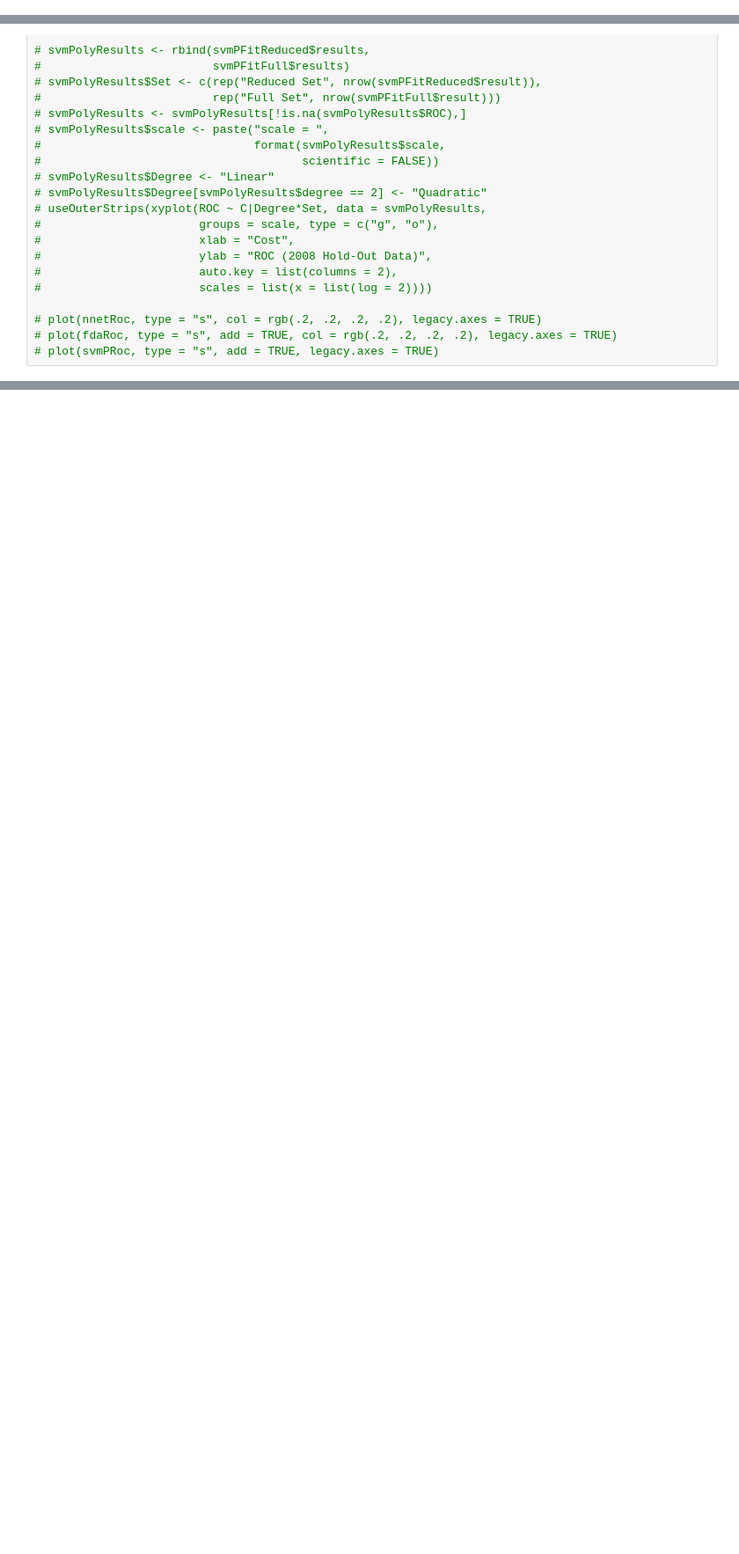
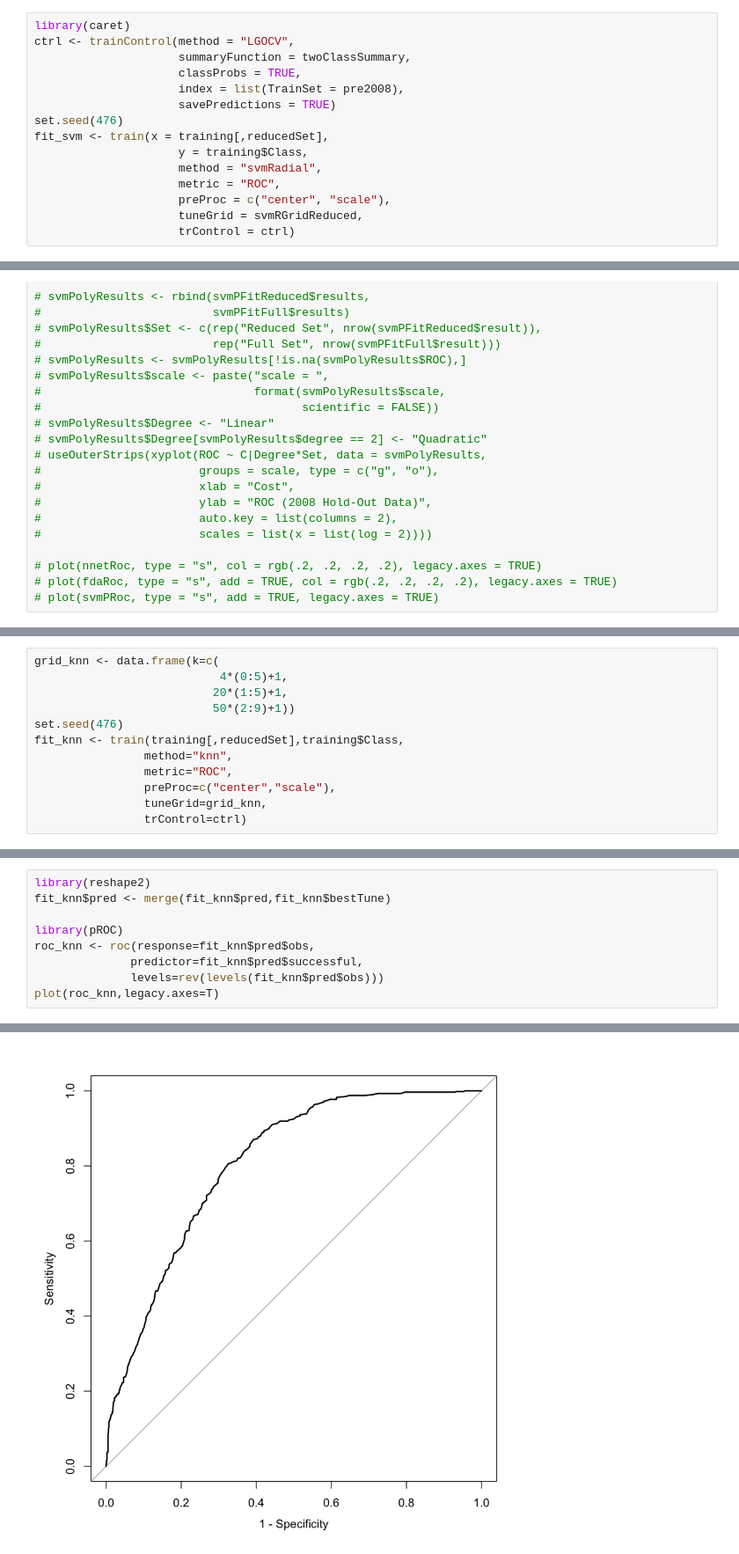
Before and after one commit to Randallzoeng/BookClub, a Jupyter notebook: AppliedPredictiveModeling/Chap. 13 Nonlinear Classification Models.ipynb, the cells around one changed output, grey strips where cells are left out. Shown: that part at 88% size. Saved outputs shown, nothing was run; the diff lists cells and outputs as text; blank space fills up the shorter version.

```diff
--- a/AppliedPredictiveModeling/Chap. 13 Nonlinear Classification Models.ipynb
+++ b/AppliedPredictiveModeling/Chap. 13 Nonlinear Classification Models.ipynb
@@ -414,0 +485,15 @@ Are you sure you want to shutdown the H2O instance running at http://localhost:5
+# %%
+library(caret)
+ctrl <- trainControl(method = "LGOCV",
+                     summaryFunction = twoClassSummary,
+                     classProbs = TRUE,
+                     index = list(TrainSet = pre2008),
+                     savePredictions = TRUE)
+set.seed(476)
+fit_svm <- train(x = training[,reducedSet],
+                     y = training$Class,
+                     method = "svmRadial",
+                     metric = "ROC",
+                     preProc = c("center", "scale"),
+                     tuneGrid = svmRGridReduced,
+                     trControl = ctrl)
@@ -515,0 +633,12 @@ Are you sure you want to shutdown the H2O instance running at http://localhost:5
+# %%
+grid_knn <- data.frame(k=c(
+                           4*(0:5)+1,
+                          20*(1:5)+1,
+                          50*(2:9)+1))
+set.seed(476)
+fit_knn <- train(training[,reducedSet],training$Class,
+                method="knn",
+                metric="ROC",
+                preProc=c("center","scale"),
+                tuneGrid=grid_knn,
+                trControl=ctrl)
@@ -515,0 +665,10 @@ Are you sure you want to shutdown the H2O instance running at http://localhost:5
+# %%
+library(reshape2)
+fit_knn$pred <- merge(fit_knn$pred,fit_knn$bestTune)
+
+library(pROC)
+roc_knn <- roc(response=fit_knn$pred$obs,
+              predictor=fit_knn$pred$successful,
+              levels=rev(levels(fit_knn$pred$obs)))
+plot(roc_knn,legacy.axes=T)
+# %% [output]
@@ -515,0 +683 @@ Are you sure you want to shutdown the H2O instance running at http://localhost:5
+[figure, added]
```
Also changed, not shown: parts of 11 cells of this notebook.
